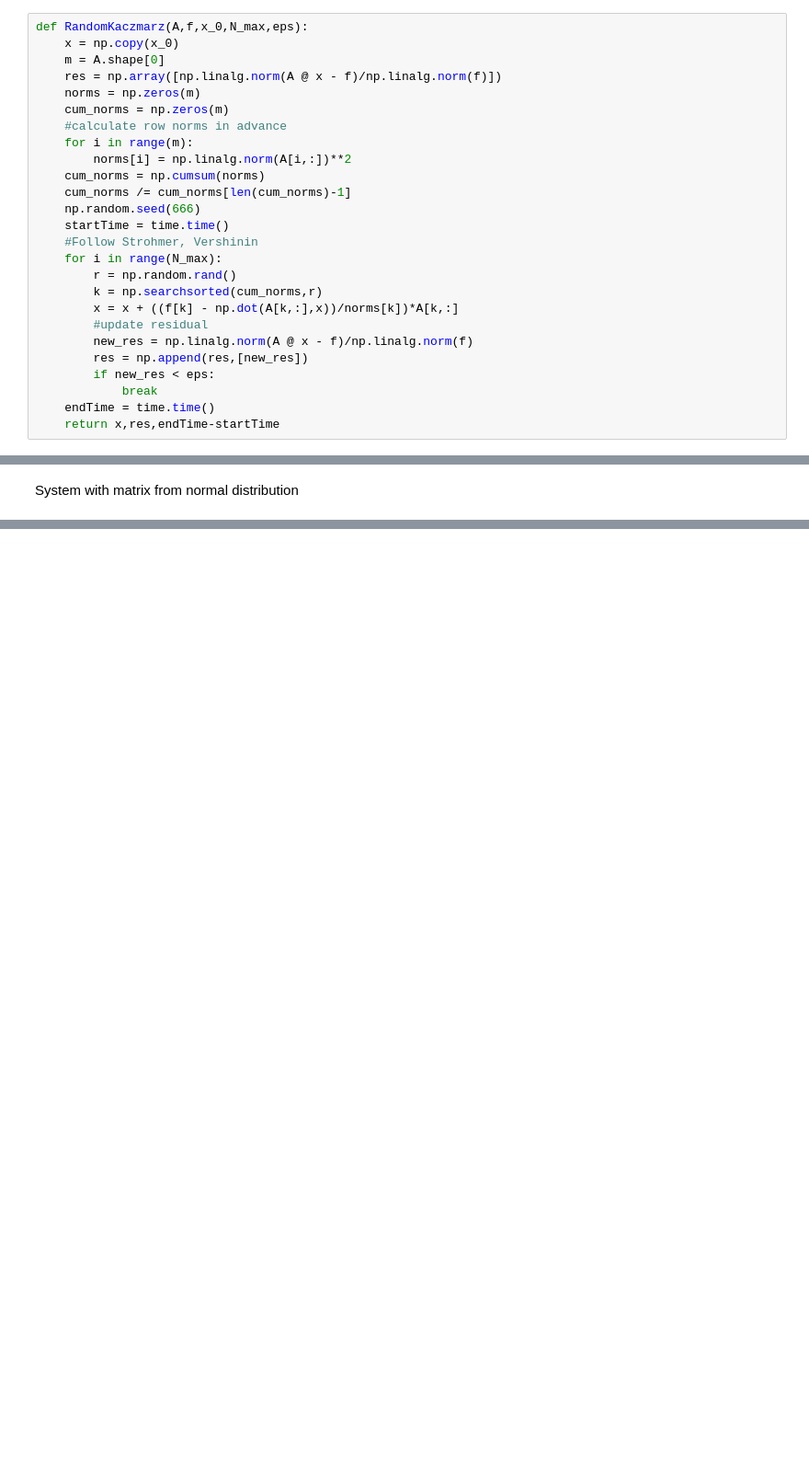
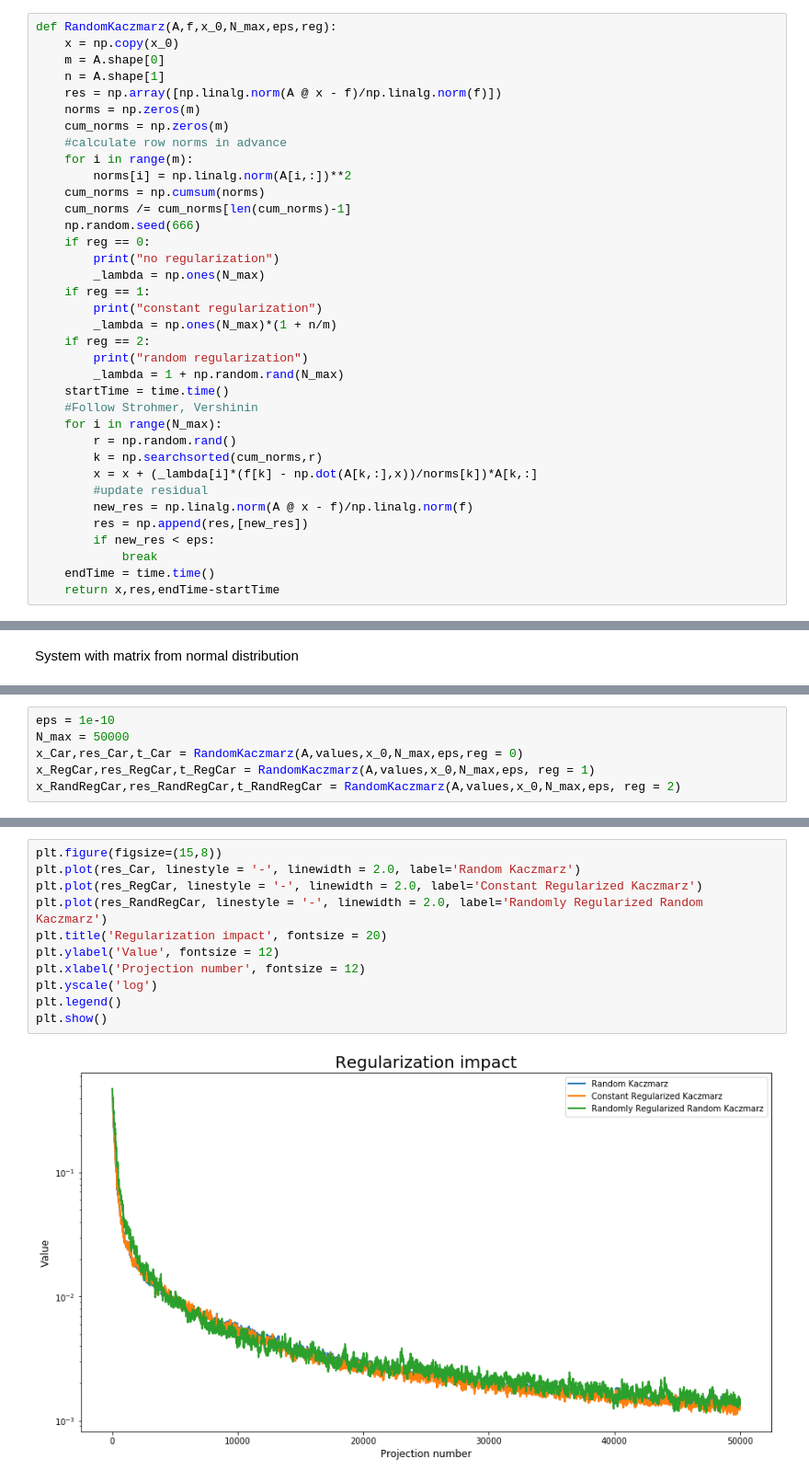
Before and after one commit to seva100/kaczmarz-modifications, a Jupyter notebook: Project_NLA.ipynb, the cells around one changed output, grey strips where cells are left out. Shown at 92% size. Saved outputs shown, nothing was run; the diff lists cells and outputs as text; blank space fills up the shorter version.

```diff
--- a/Project_NLA.ipynb
+++ b/Project_NLA.ipynb
@@ -53,9 +70,10 @@ def SimpleRandomKaczmarz(A,f,x_0,N_max,eps):
     endTime = time.time()
     return x,res,endTime-startTime
 # %%
-def RandomKaczmarz(A,f,x_0,N_max,eps):
+def RandomKaczmarz(A,f,x_0,N_max,eps,reg):
     x = np.copy(x_0)
     m = A.shape[0]
+    n = A.shape[1]
     res = np.array([np.linalg.norm(A @ x - f)/np.linalg.norm(f)])
     norms = np.zeros(m)
     cum_norms = np.zeros(m)
@@ -65,12 +83,21 @@ def RandomKaczmarz(A,f,x_0,N_max,eps):
     cum_norms = np.cumsum(norms)
     cum_norms /= cum_norms[len(cum_norms)-1]
     np.random.seed(666)
+    if reg == 0:
+        print("no regularization")
+        _lambda = np.ones(N_max)
+    if reg == 1:
+        print("constant regularization")
+        _lambda = np.ones(N_max)*(1 + n/m)
+    if reg == 2:
+        print("random regularization")
+        _lambda = 1 + np.random.rand(N_max)
     startTime = time.time()
     #Follow Strohmer, Vershinin
     for i in range(N_max):
         r = np.random.rand()
         k = np.searchsorted(cum_norms,r)
-        x = x + ((f[k] - np.dot(A[k,:],x))/norms[k])*A[k,:]
+        x = x + (_lambda[i]*(f[k] - np.dot(A[k,:],x))/norms[k])*A[k,:]
         #update residual
         new_res = np.linalg.norm(A @ x - f)/np.linalg.norm(f)
         res = np.append(res,[new_res])
@@ -109,0 +186,6 @@ System with matrix from normal distribution
+# %%
+eps = 1e-10
+N_max = 50000
+x_Car,res_Car,t_Car = RandomKaczmarz(A,values,x_0,N_max,eps,reg = 0)
+x_RegCar,res_RegCar,t_RegCar = RandomKaczmarz(A,values,x_0,N_max,eps, reg = 1)
+x_RandRegCar,res_RandRegCar,t_RandRegCar = RandomKaczmarz(A,values,x_0,N_max,eps, reg = 2)
@@ -109,0 +219,13 @@ System with matrix from normal distribution
+# %%
+plt.figure(figsize=(15,8))
+plt.plot(res_Car, linestyle = '-', linewidth = 2.0, label='Random Kaczmarz')
+plt.plot(res_RegCar, linestyle = '-', linewidth = 2.0, label='Constant Regularized Kaczmarz')
+plt.plot(res_RandRegCar, linestyle = '-', linewidth = 2.0, label='Randomly Regularized Random Kaczmarz')
+plt.title('Regularization impact', fontsize = 20)
+plt.ylabel('Value', fontsize = 12)
+plt.xlabel('Projection number', fontsize = 12)
+plt.yscale('log')
+plt.legend()
+plt.show()
+# %% [output]
+[figure, added]
```
Also changed, not shown: parts of 19 cells of this notebook.
